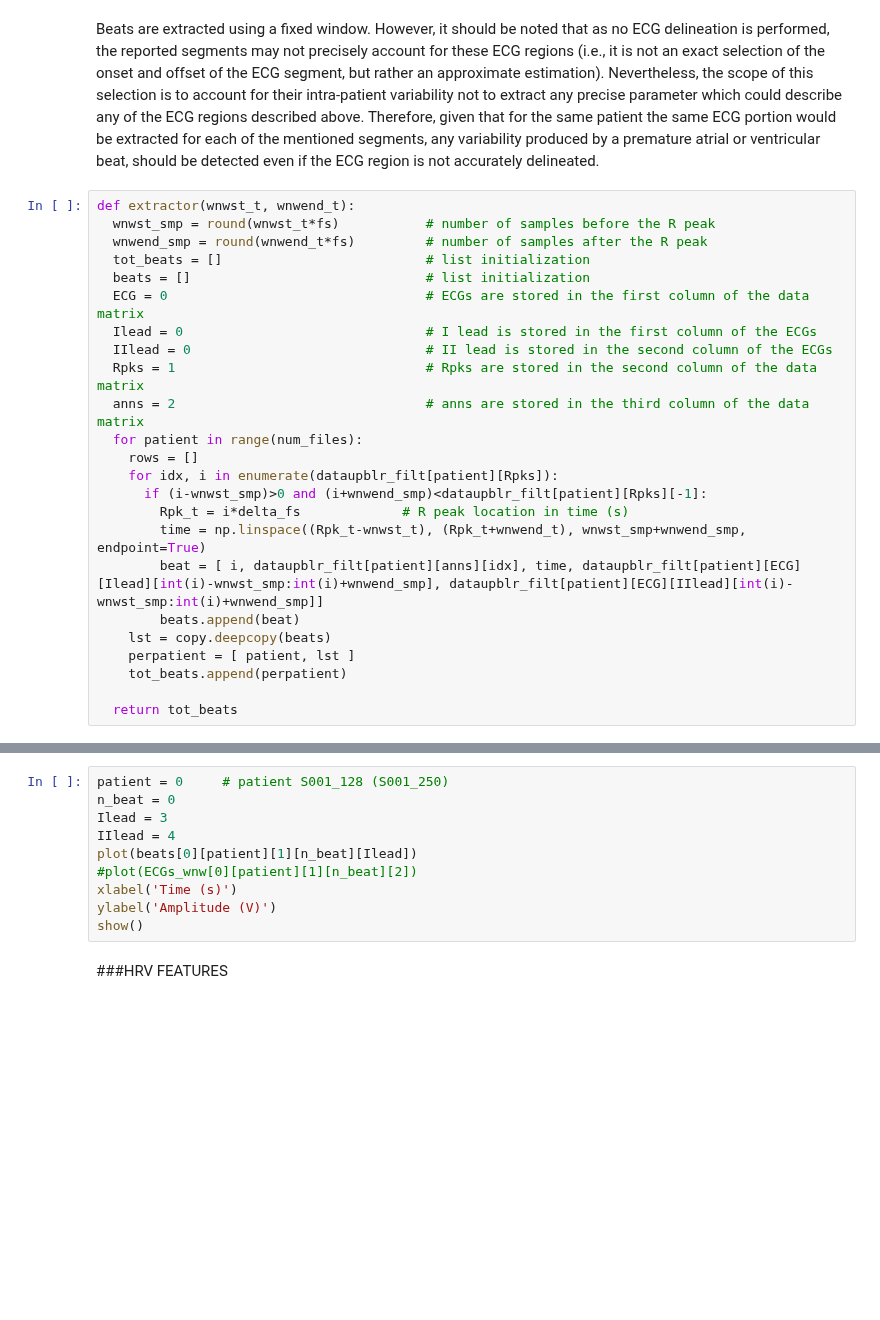
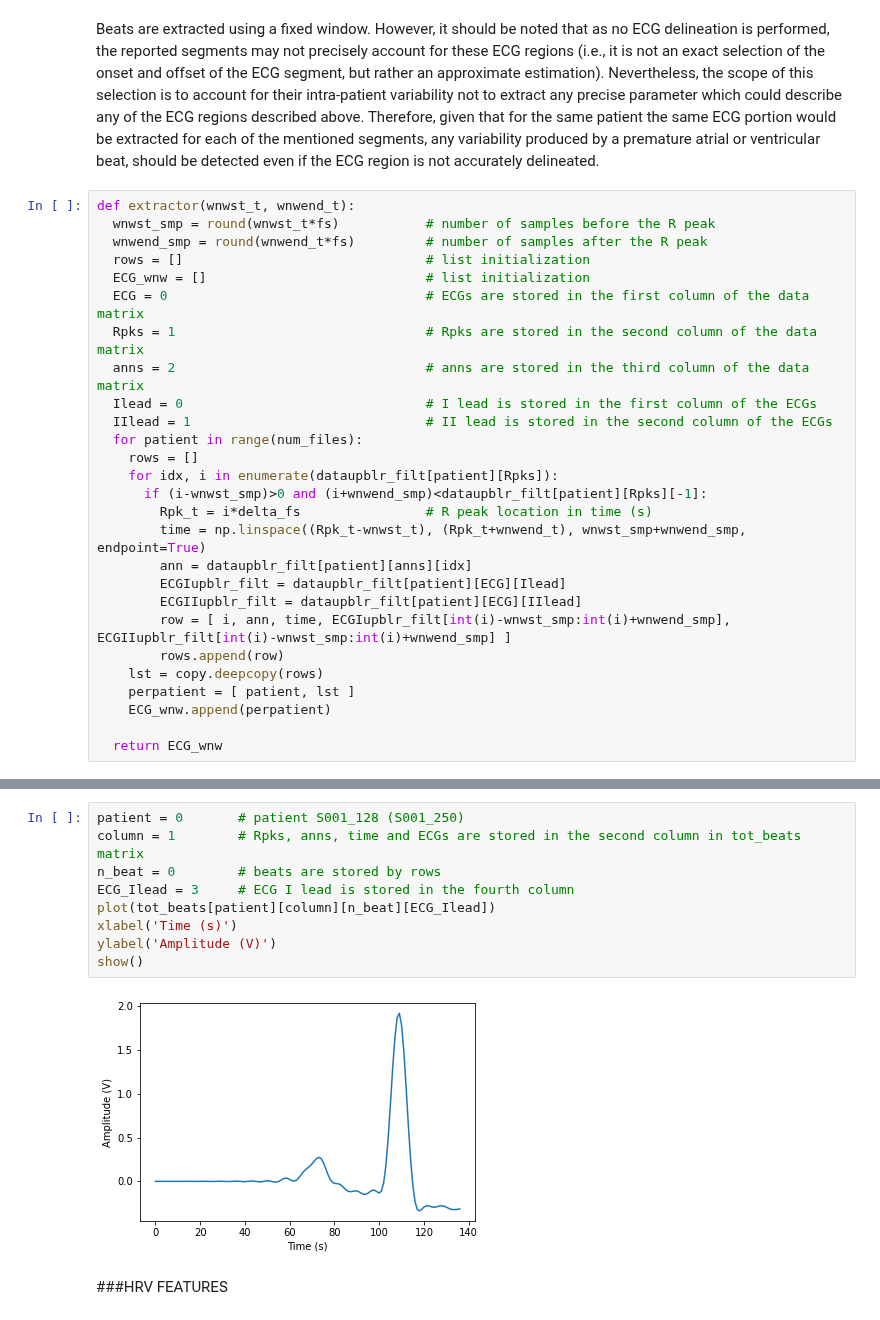
Before and after one commit to alice202122/AI_PROJECT, a Jupyter notebook: AI_Assignment.ipynb, the cells around one changed output, grey strips where cells are left out. Saved outputs shown, nothing was run; the diff lists cells and outputs as text; blank space fills up the shorter version.

```diff
--- a/AI_Assignment.ipynb
+++ b/AI_Assignment.ipynb
@@ -453,26 +468,29 @@ Beats are extracted using a fixed window. However, it should be noted that as no
 def extractor(wnwst_t, wnwend_t):
   wnwst_smp = round(wnwst_t*fs)           # number of samples before the R peak
   wnwend_smp = round(wnwend_t*fs)         # number of samples after the R peak
-  tot_beats = []                          # list initialization
-  beats = []                              # list initialization
+  rows = []                               # list initialization
+  ECG_wnw = []                            # list initialization
   ECG = 0                                 # ECGs are stored in the first column of the data matrix
-  Ilead = 0                               # I lead is stored in the first column of the ECGs
-  IIlead = 0                              # II lead is stored in the second column of the ECGs
   Rpks = 1                                # Rpks are stored in the second column of the data matrix
   anns = 2                                # anns are stored in the third column of the data matrix
+  Ilead = 0                               # I lead is stored in the first column of the ECGs
+  IIlead = 1                              # II lead is stored in the second column of the ECGs
   for patient in range(num_files):
     rows = []
     for idx, i in enumerate(dataupblr_filt[patient][Rpks]):
       if (i-wnwst_smp)>0 and (i+wnwend_smp)<dataupblr_filt[patient][Rpks][-1]:
-        Rpk_t = i*delta_fs             # R peak location in time (s)
+        Rpk_t = i*delta_fs                # R peak location in time (s)
         time = np.linspace((Rpk_t-wnwst_t), (Rpk_t+wnwend_t), wnwst_smp+wnwend_smp, endpoint=True)
-        beat = [ i, dataupblr_filt[patient][anns][idx], time, dataupblr_filt[patient][ECG][Ilead][int(i)-wnwst_smp:int(i)+wnwend_smp], dataupblr_filt[patient][ECG][IIlead][int(i)-wnwst_smp:int(i)+wnwend_smp]]
-        beats.append(beat)
-    lst = copy.deepcopy(beats)
+        ann = dataupblr_filt[patient][anns][idx]
+        ECGIupblr_filt = dataupblr_filt[patient][ECG][Ilead]
+        ECGIIupblr_filt = dataupblr_filt[patient][ECG][IIlead]
+        row = [ i, ann, time, ECGIupblr_filt[int(i)-wnwst_smp:int(i)+wnwend_smp], ECGIIupblr_filt[int(i)-wnwst_smp:int(i)+wnwend_smp] ]
+        rows.append(row)
+    lst = copy.deepcopy(rows)
     perpatient = [ patient, lst ]
-    tot_beats.append(perpatient)
+    ECG_wnw.append(perpatient)
 
-  return tot_beats
+  return ECG_wnw
 # %%
 wnwst_t = 0.3     # start of the window in s
 wnwend_t = 0.25   # end of the window in s
@@ -486,13 +498,14 @@ KeyboardInterrupt
-# %%
-patient = 0     # patient S001_128 (S001_250)
-n_beat = 0
-Ilead = 3
-IIlead = 4
-plot(beats[0][patient][1][n_beat][Ilead])
-#plot(ECGs_wnw[0][patient][1][n_beat][2])
-xlabel('Time (s)')
-ylabel('Amplitude (V)')
-show()
+# %%
+patient = 0       # patient S001_128 (S001_250)
+column = 1        # Rpks, anns, time and ECGs are stored in the second column in tot_beats matrix
+n_beat = 0        # beats are stored by rows
+ECG_Ilead = 3     # ECG I lead is stored in the fourth column
+plot(tot_beats[patient][column][n_beat][ECG_Ilead])
+xlabel('Time (s)')
+ylabel('Amplitude (V)')
+show()
+# %% [output]
+[figure, added]
 # %% [markdown]
 ###HRV FEATURES
 # %% [markdown]
```
Also changed, not shown: parts of 17 cells of this notebook.
